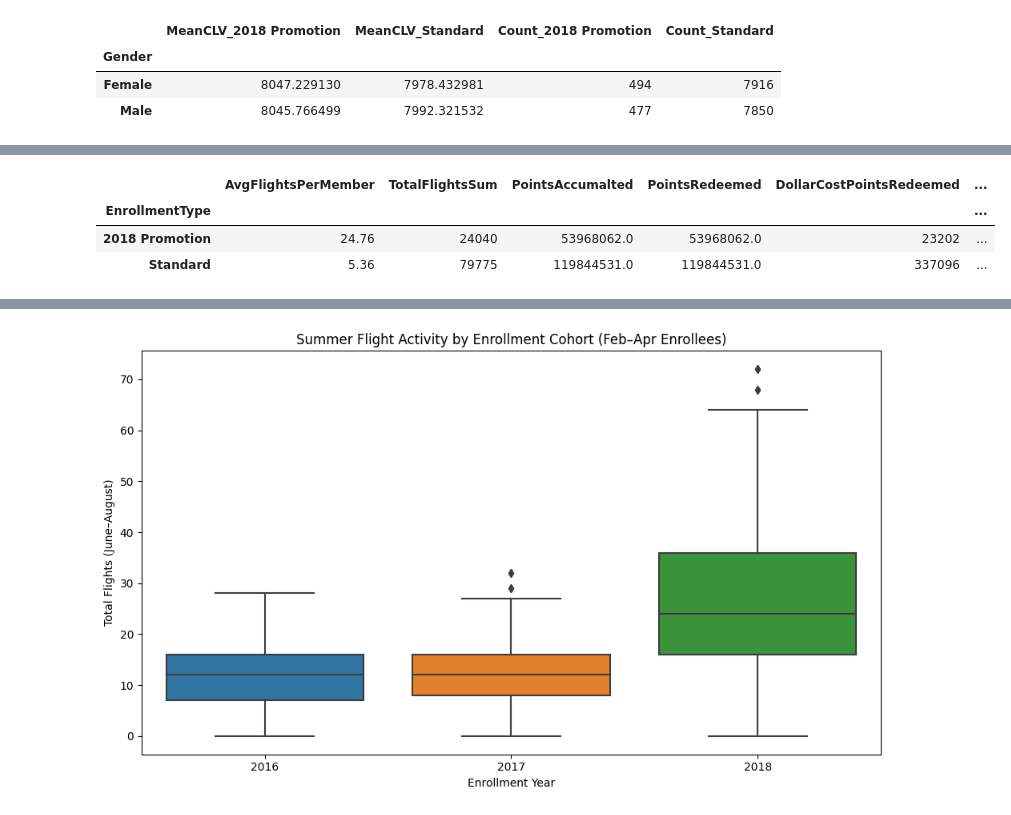
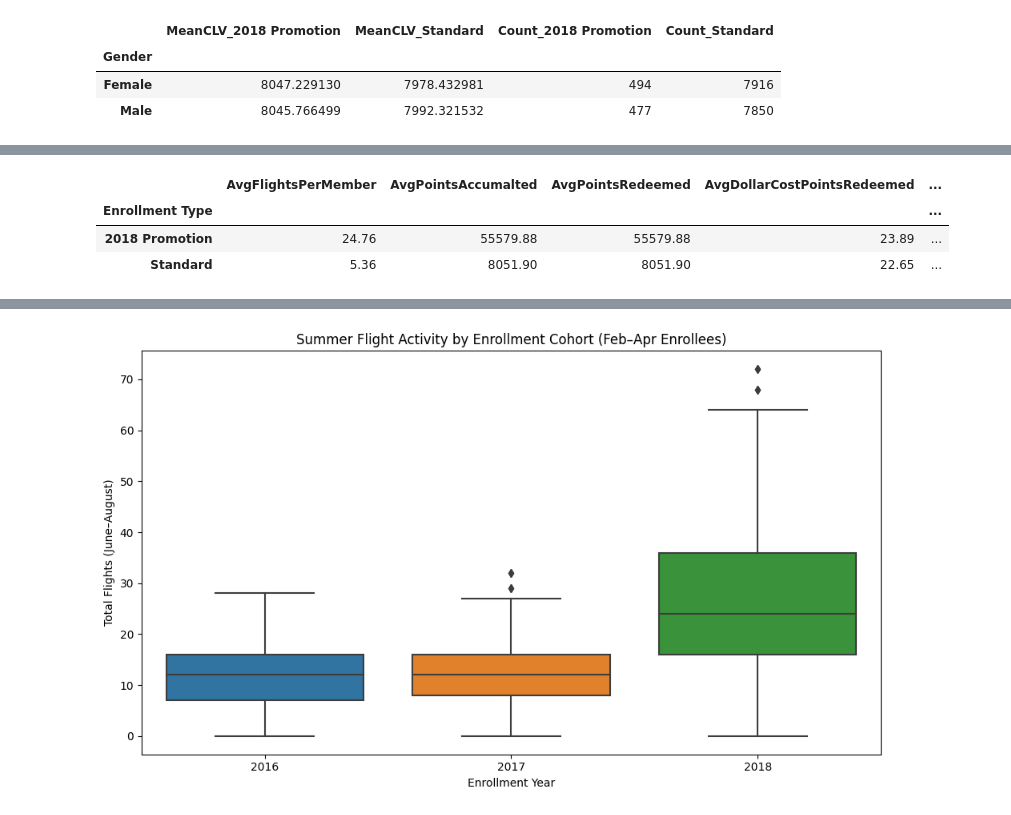
Before and after one commit to Dudlst01/Portfolio, a Jupyter notebook: airline-loyal-program-analysis.ipynb, the cells around one changed output, grey strips where cells are left out. Drawn from its saved outputs; the diff is of its cells as text; code cells hidden in the pictures.

```diff
--- a/airline-loyal-program-analysis.ipynb
+++ b/airline-loyal-program-analysis.ipynb
@@ -134,13 +162,0 @@ net_enrollments["Net"] = net_enrollments["Gross"] - net_enrollments["Canceled"]
-# %%
-members = members.rename(columns={
-    'Enrollment Type': 'EnrollmentType',
-    'Marital Status':  'MaritalStatus',
-    'Loyalty Card':  'LoyaltyCard',
-})
-
-model = smf.ols(
-    'CLV ~ C(EnrollmentType) + C(Gender) + C(LoyaltyCard) + C(MaritalStatus)',
-    data = members.dropna(subset=['Salary'])
-).fit()
-
-print(model.summary())
@@ -251,58 +357,56 @@ for demo in demo_cols:
 # %%
-act = flights.merge(
-    members[['Loyalty Number','EnrollmentType','EnrollPeriod']],
+summer = flights.merge(
+    members[['Loyalty Number','Enrollment Type','Enroll Period']],
     on='Loyalty Number',
     how='left'
 )
 
 # build a “first-of-month” date for each flight
-act['FlightPeriod'] = pd.to_datetime({
-    'year':  act['Year'].astype(int),
-    'month': act['Month'].astype(int),
+summer['FlightPeriod'] = pd.to_datetime({
+    'year':  summer['Year'].astype(int),
+    'month': summer['Month'].astype(int),
     'day':   1
 })
 
 # filter Jun–Aug 2018 AND flights on/after enrollment
 mask = (
-    act['FlightPeriod'].dt.to_period('M').isin(pd.period_range('2018-06','2018-08',freq='M'))
-    & (act['FlightPeriod'] >= act['EnrollPeriod'])
+    summer['FlightPeriod'].dt.to_period('M').isin(pd.period_range('2018-06','2018-08',freq='M'))
+    & (summer['FlightPeriod'] >= summer['Enroll Period'])
 )
-summer_act = act.loc[mask].copy()
+summer_act = summer.loc[mask].copy()
 
 # Summer Enrollment Totals
 member_summer = (
     summer_act
-    .groupby(['EnrollmentType','Loyalty Number'])
+    .groupby(['Enrollment Type','Loyalty Number'])
     .agg(
         TotalFlights  = ('Total Flights','sum'),
         TotalDistance = ('Distance','sum'),
         PointsAccumulated = ('Points Accumulated', 'sum'),
         PointsRedeemed = ('Points Accumulated', 'sum'),
         DollarCostPointsRedeemed =('Dollar Cost Points Redeemed','sum')
     )
     .reset_index()
 )
 
 # Roll up to cohort
 impact_summer = (
     member_summer
-    .groupby('EnrollmentType')
+    .groupby('Enrollment Type')
     .agg(
         AvgFlightsPerMember  = ('TotalFlights','mean'),
-        TotalFlightsSum      = ('TotalFlights','sum'),
-        PointsAccumalted = ('PointsAccumulated', 'sum'),
-        PointsRedeemed = ('PointsAccumulated', 'sum'),
-        DollarCostPointsRedeemed =('DollarCostPointsRedeemed','sum'),
-        MemberCount          = ('Loyalty Number','nunique'),
+        AvgPointsAccumalted = ('PointsAccumulated', 'mean'),
+        AvgPointsRedeemed = ('PointsAccumulated', 'mean'),
+        AvgDollarCostPointsRedeemed =('DollarCostPointsRedeemed','mean'),
         AvgDistancePerMember = ('TotalDistance','mean'),
-        TotalDistanceSum     = ('TotalDistance','sum')
+        MemberCount          = ('Loyalty Number','nunique')
     )
     .round(2)
 )
 
 impact_summer
 # %% [output]
-|  | AvgFlightsPerMember | TotalFlightsSum | PointsAccumalted | PointsRedeemed | DollarCostPointsRedeemed | ... |
-| EnrollmentType |  |  |  |  |  | ... |
-| 2018 Promotion | 24.76 | 24040 | 53968062.0 | 53968062.0 | 23202 | ... |
-| Standard | 5.36 | 79775 | 119844531.0 | 119844531.0 | 337096 | ... |
+|  | AvgFlightsPerMember | AvgPointsAccumalted | AvgPointsRedeemed | AvgDollarCostPointsRedeemed | ... |
+| Enrollment Type |  |  |  |  | ... |
+| 2018 Promotion | 24.76 | 55579.88 | 55579.88 | 23.89 | ... |
+| Standard | 5.36 | 8051.90 | 8051.90 | 22.65 | ... |
```
Also changed, not shown: parts of 29 cells of this notebook.
